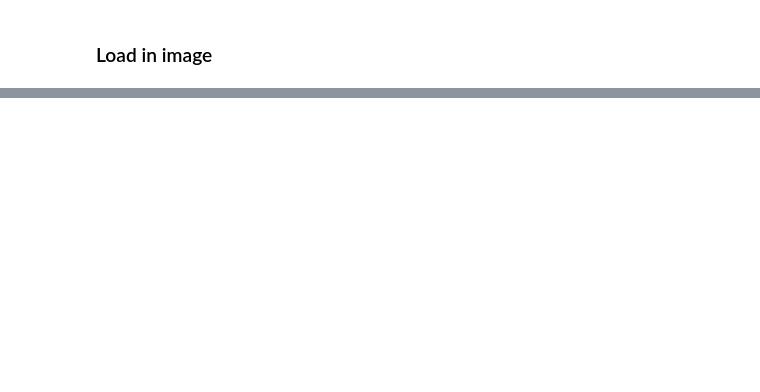
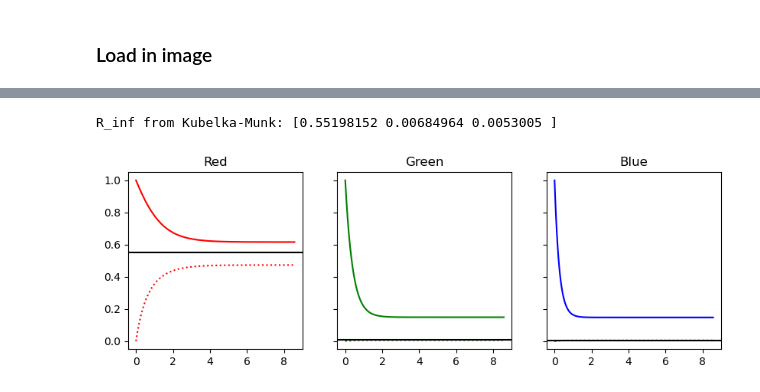
Before and after one commit to fligt/ukiyo-e-notebooks, a Jupyter notebook: nbs/tessa/03_RGB_histogram.ipynb, the cells around one changed output, grey strips where cells are left out. Saved outputs shown, nothing was run; the diff lists cells and outputs as text; code cells hidden in the pictures; blank space fills up the shorter version.

```diff
--- a/nbs/tessa/03_RGB_histogram.ipynb
+++ b/nbs/tessa/03_RGB_histogram.ipynb
@@ -284,0 +124,34 @@ plt.show()
+# %%
+%matplotlib inline
+
+rows = slice(border, border + D_h)
+cols_black = slice(width//2, width)
+cols_white = slice(0, width//2)
+
+D_black = D_full[rows, cols_black]
+D_white = D_full[rows, cols_white]
+R_black = kaartje[rows, cols_black, :]
+R_white = kaartje[rows, cols_white, :]
+
+print('R_inf from Kubelka-Munk:', R_inf_true)
+fig, ax = plt.subplots(1,3, figsize = (10,3), sharey = True)
+ax[0].set_title(r'Red')
+ax[0].plot(D_white.mean(axis=1), R_white[:,:,0].mean(axis=1), color = 'red')
+ax[0].plot(D_black.mean(axis=1), R_black[:,:,0].mean(axis=1), color = 'red', linestyle = 'dotted')
+ax[0].axhline(R_inf_true[0], 0, width, color = 'k')
+
+ax[1].set_title(r'Green')
+ax[1].plot(D_white.mean(axis=1), R_white[:,:,1].mean(axis=1), color = 'green')
+ax[1].plot(D_black.mean(axis=1), R_black[:,:,1].mean(axis=1), color = 'green', linestyle = 'dotted')
+ax[1].axhline(R_inf_true[1], 0, width, color = 'k')
+
+ax[2].set_title(r'Blue')
+ax[2].plot(D_white.mean(axis=1), R_white[:,:,2].mean(axis=1), color = 'blue')
+ax[2].plot(D_black.mean(axis=1), R_black[:,:,2].mean(axis=1), color = 'blue', linestyle = 'dotted')
+ax[2].axhline(R_inf_true[2], 0, width, color = 'k')
+
+
+plt.show()
+# %% [output]
+R_inf from Kubelka-Munk: [0.55198152 0.00684964 0.0053005 ]
+[figure, added]
```
Also changed, not shown: parts of 32 cells of this notebook.
